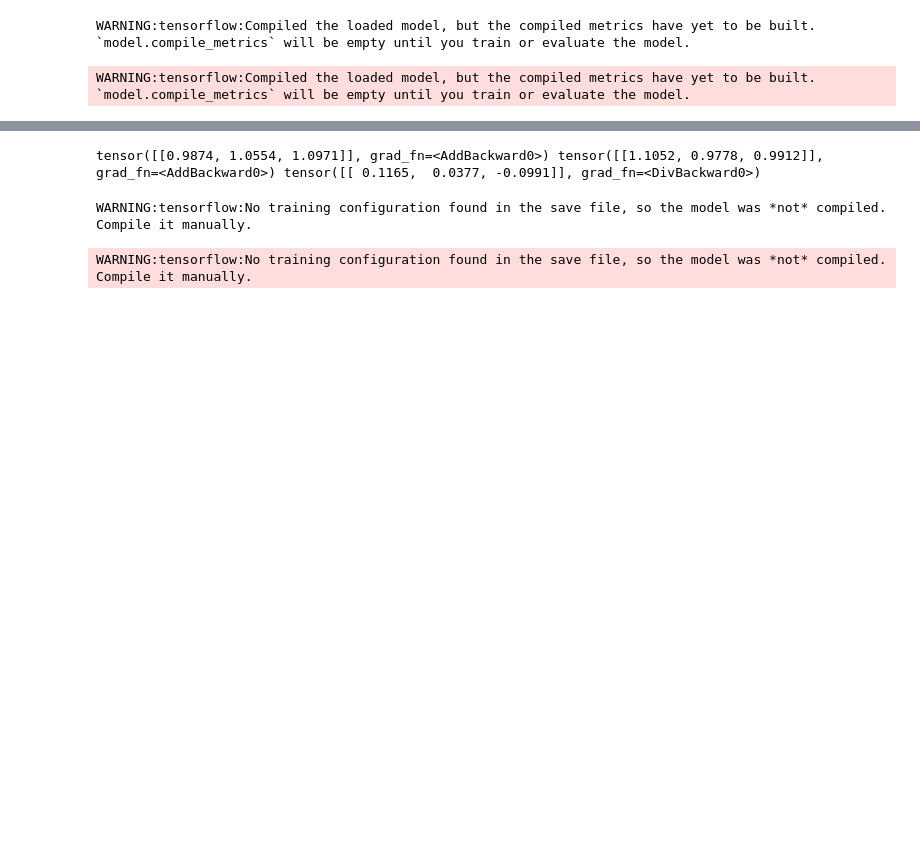
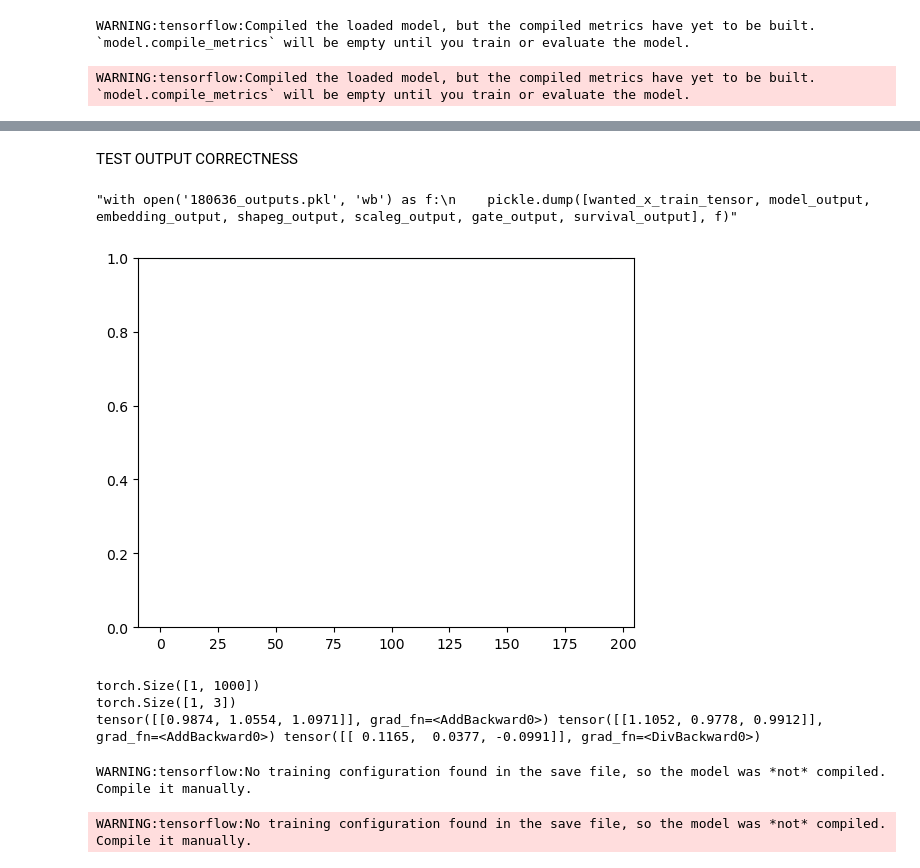
Before and after one commit to PlasmaControl/TearingModeSurvival, a Jupyter notebook: auton_to_torch.ipynb, the cells around one changed output, grey strips where cells are left out. Cells and saved outputs as stored; diff of their text form; code cells hidden in the pictures; blank space fills up the shorter version.

```diff
--- a/auton_to_torch.ipynb
+++ b/auton_to_torch.ipynb
@@ -172,6 +177,3 @@ keras_model.save('embedding.h5')
 # %% [output]
 WARNING:tensorflow:Compiled the loaded model, but the compiled metrics have yet to be built. `model.compile_metrics` will be empty until you train or evaluate the model.
 WARNING:tensorflow:Compiled the loaded model, but the compiled metrics have yet to be built. `model.compile_metrics` will be empty until you train or evaluate the model.
-# %%
-x_train = np.array(x_train_df)
-print(x_train.shape)
@@ -189,11 +353,54 @@ print(a(x_train_tensor))
+# %% [markdown]
+TEST OUTPUT CORRECTNESS
+# %%
+with open('data/rt_x_train_pca.pkl', 'rb') as f:
+    x_train = pickle.load(f)
+with open('data/rt_e.pkl', 'rb') as f:
+    e = np.array(pickle.load(f))
+with open('data/rt_t.pkl', 'rb') as f:
+    t = np.array(pickle.load(f))
+with open('data/rt_shots.pkl', 'rb') as f:
+    shots_list = pickle.load(f)
+# %%
+with open('models/pca_hyperparams.pkl', 'rb') as file:
+    loaded_model = pickle.load(file)[1][0]
+
+model = loaded_model._model._gen_torch_model(34, 'Adam', 1)
+
+embedding = model.embedding
+shapeg = a.shapeg['1']
+scaleg = a.scaleg['1']
+gate = a.gate['1']
+# %%
+x_train_tensor = torch.tensor(x_train.values).float()
+wanted_shot = '193348'
+start_index = shots_list.index(wanted_shot)
+end_index = len(shots_list) - 1 - shots_list[::-1].index(wanted_shot)
+
+
+wanted_x_train_tensor = x_train_tensor[start_index:end_index]
+# %%
+model_output = model(wanted_x_train_tensor)
+embedding_output = embedding(wanted_x_train_tensor)
+shapeg_output = shapeg(embedding_output)
+scaleg_output = scaleg(embedding_output)
+gate_output = gate(embedding_output)
+plt.plot(loaded_model._model.predict_survival(np.array(wanted_x_train_tensor).astype(float), [400]))
+plt.ylim(0, 1)
+'''with open('180636_outputs.pkl', 'wb') as f:
+    pickle.dump([wanted_x_train_tensor, model_output, embedding_output, shapeg_output, scaleg_output, gate_output, survival_output], f)'''
+# %% [output]
+"with open('180636_outputs.pkl', 'wb') as f:\n    pickle.dump([wanted_x_train_tensor, model_output, embedding_output, shapeg_output, scaleg_output, gate_output, survival_output], f)"
+[figure, added]
 # %%
-xrep = embedding.forward(x_train_tensor)
-
+xrep = embedding.forward(wanted_x_train_tensor)
 dim = x_train_tensor.shape[0]
 print(a.act(shapeg(xrep))+a.shape['1'].expand(dim, -1),
            a.act(scaleg(xrep))+a.scale['1'].expand(dim, -1),
            gate(xrep)/a.temp)
 # %% [output]
+torch.Size([1, 1000])
+torch.Size([1, 3])
 tensor([[0.9874, 1.0554, 1.0971]], grad_fn=<AddBackward0>) tensor([[1.1052, 0.9778, 0.9912]], grad_fn=<AddBackward0>) tensor([[ 0.1165,  0.0377, -0.0991]], grad_fn=<DivBackward0>)
 # %%
 from keras.models import load_model
```
Also changed, not shown: parts of 15 cells of this notebook.
